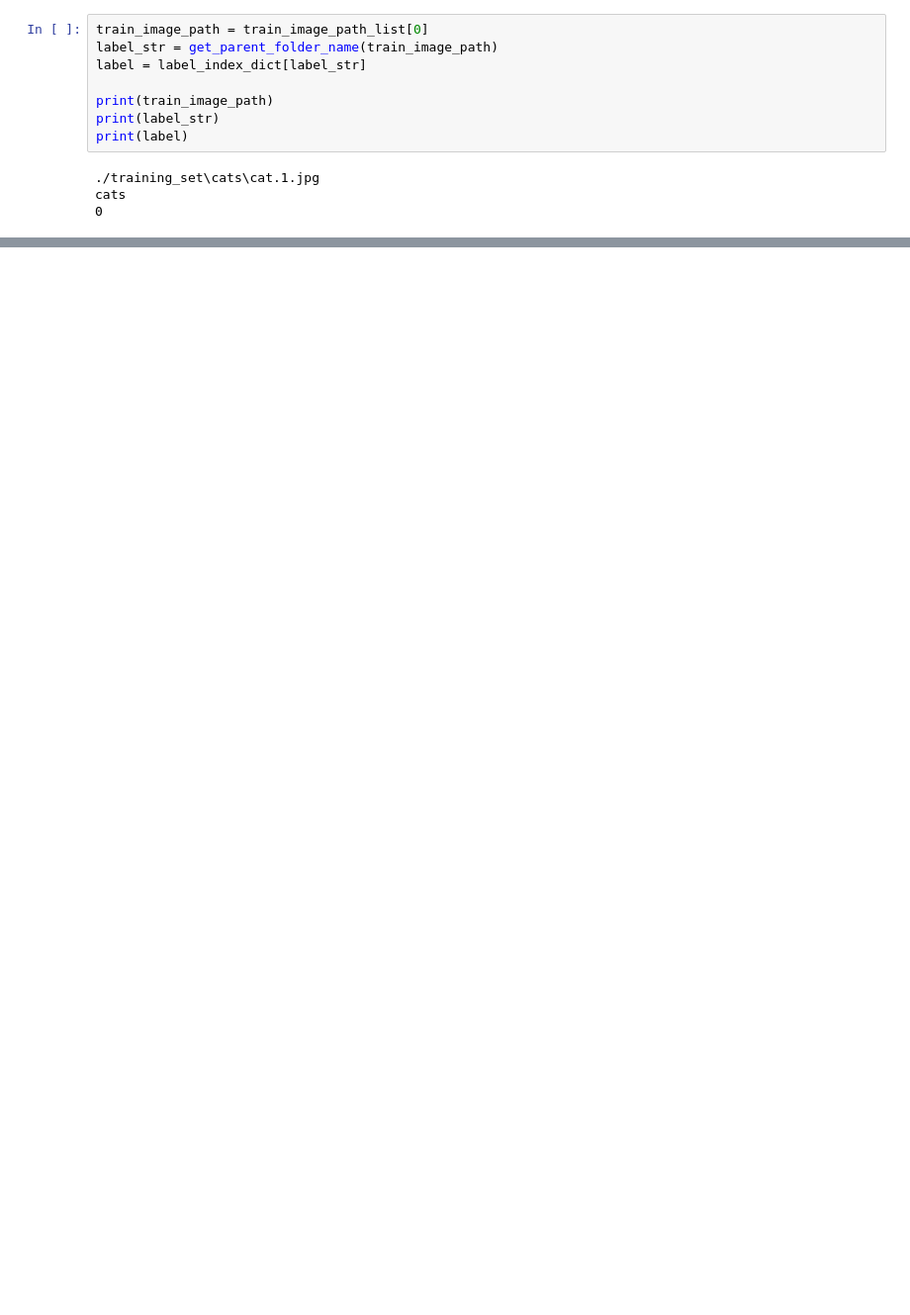
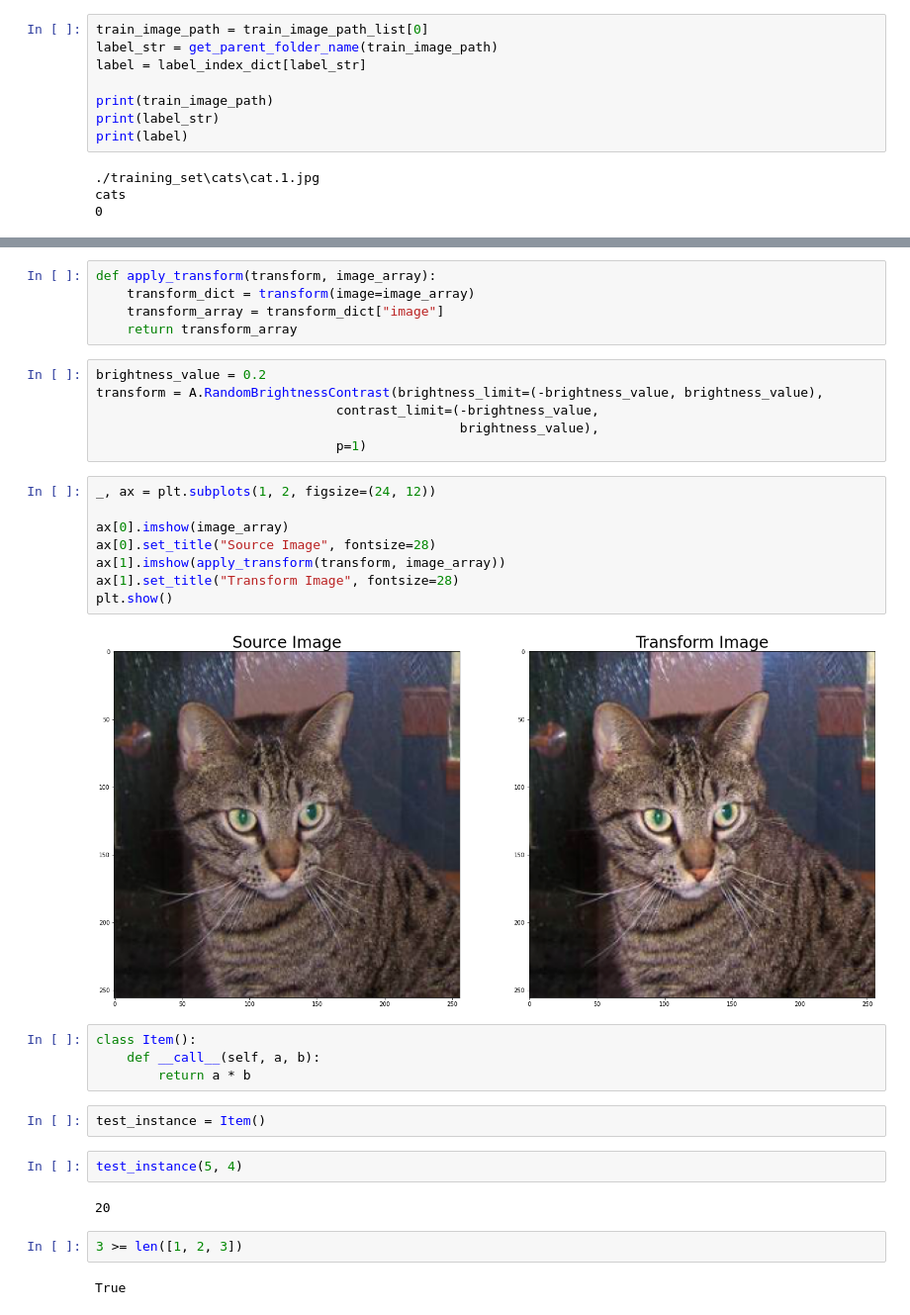
Before and after one commit to tobeor3009/deeplearning_education, a Jupyter notebook: 3. data_loader/Make Data Loader.ipynb, the cells around one changed output, grey strips where cells are left out. Shown at 99% size. Drawn from its saved outputs; the diff is of its cells as text; blank space fills up the shorter version.

```diff
--- a/3. data_loader/Make Data Loader.ipynb
+++ b/3. data_loader/Make Data Loader.ipynb
@@ -173,0 +333,35 @@ cats
+# %%
+def apply_transform(transform, image_array):
+    transform_dict = transform(image=image_array)
+    transform_array = transform_dict["image"]
+    return transform_array
+# %%
+brightness_value = 0.2
+transform = A.RandomBrightnessContrast(brightness_limit=(-brightness_value, brightness_value),
+                               contrast_limit=(-brightness_value,
+                                               brightness_value),
+                               p=1)
+# %%
+_, ax = plt.subplots(1, 2, figsize=(24, 12))
+
+ax[0].imshow(image_array)
+ax[0].set_title("Source Image", fontsize=28)
+ax[1].imshow(apply_transform(transform, image_array))
+ax[1].set_title("Transform Image", fontsize=28)
+plt.show()
+# %% [output]
+[figure, added]
+# %%
+class Item():
+    def __call__(self, a, b):
+        return a * b
+# %%
+test_instance = Item()
+# %%
+test_instance(5, 4)
+# %% [output]
+20
+# %%
+3 >= len([1, 2, 3])
+# %% [output]
+True
```
Also changed, not shown: parts of 21 cells of this notebook.
